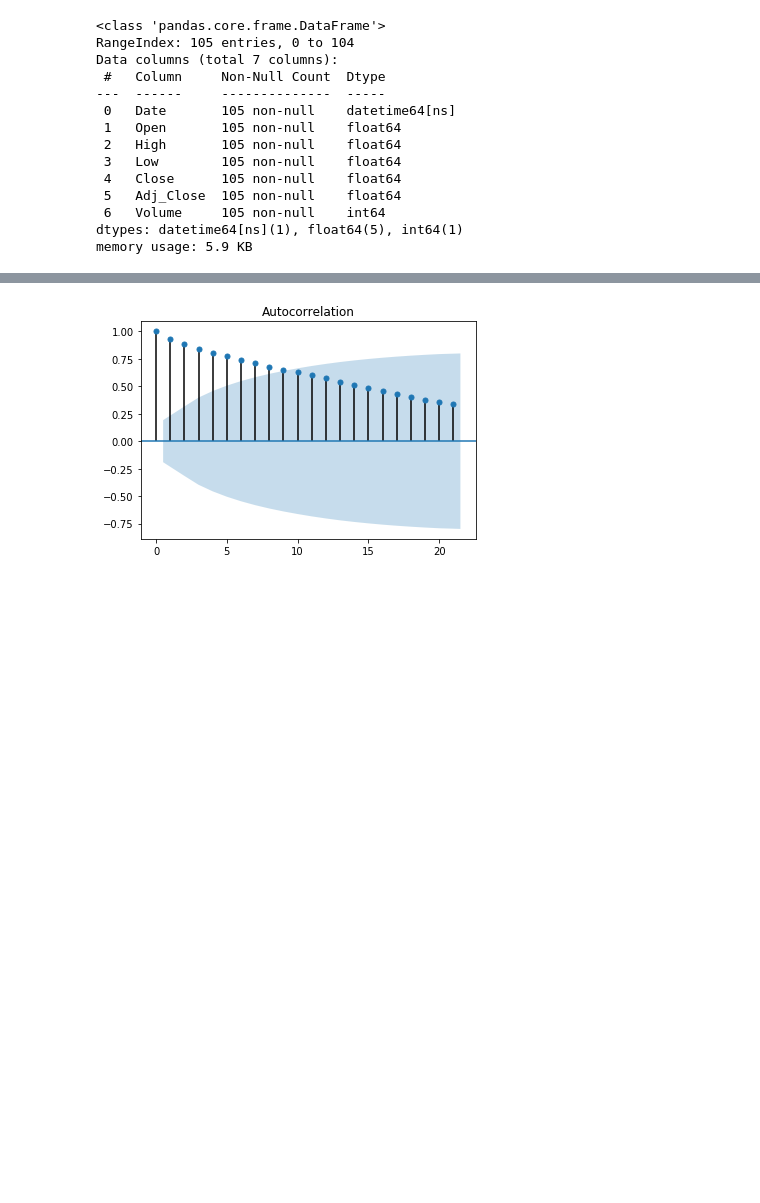
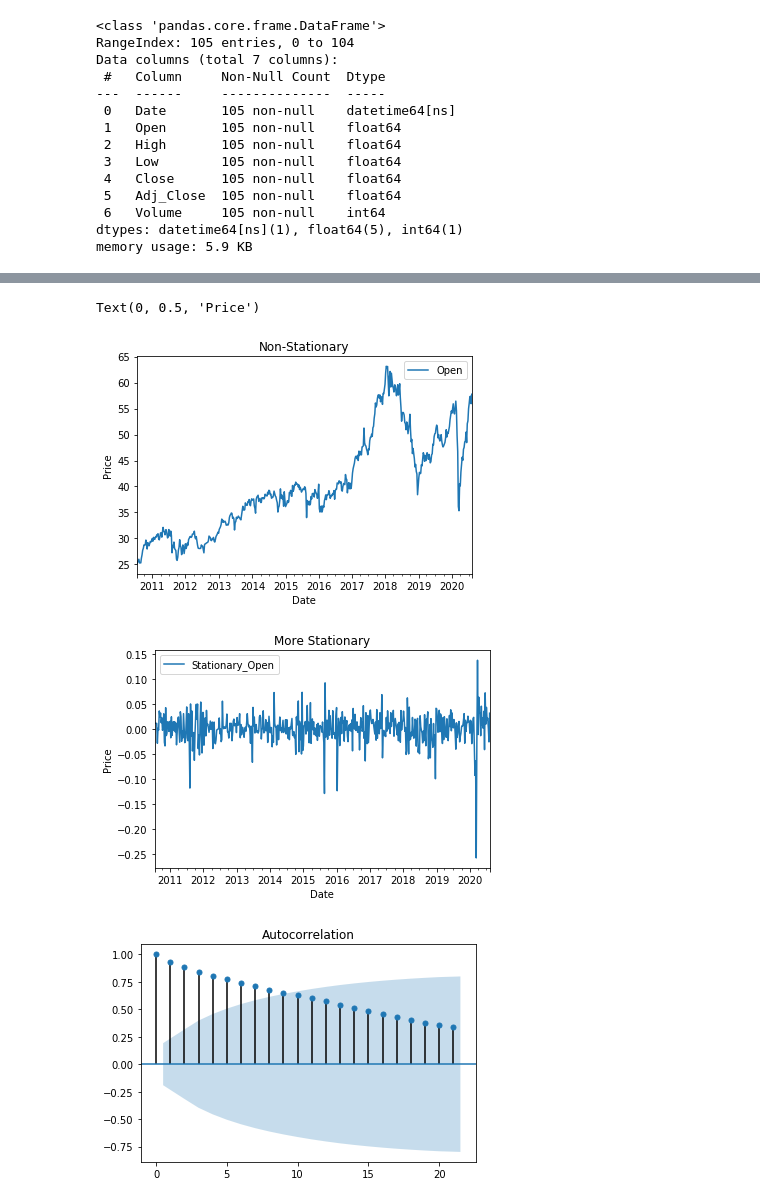
Before and after one commit to rmei97/ETF_scraper, a Jupyter notebook: modeling.ipynb, the cells around one changed output, grey strips where cells are left out. Cells and saved outputs as stored; diff of their text form; code cells hidden in the pictures; blank space fills up the shorter version.

```diff
--- a/modeling.ipynb
+++ b/modeling.ipynb
@@ -71,3 +83,16 @@ data.plot('Date','Open',kind = 'line')
+# %%
+data.plot('Date','Open',kind = 'line')
+plt.title('Non-Stationary')
+plt.ylabel('Price')
+
+data['Stationary'] = np.log(data['Open']).diff(periods=1)[1:]
+data.plot('Date','Stationary_Open',kind = 'line')
+plt.title('More Stationary')
+plt.ylabel('Price')
+# %% [output]
+Text(0, 0.5, 'Price')
+[figure, added]
+[figure, added]
 # %%
 plot_acf(data['Open'])
 plot_pacf(data['Open'])
```
Also changed, not shown: parts of 7 cells of this notebook.
